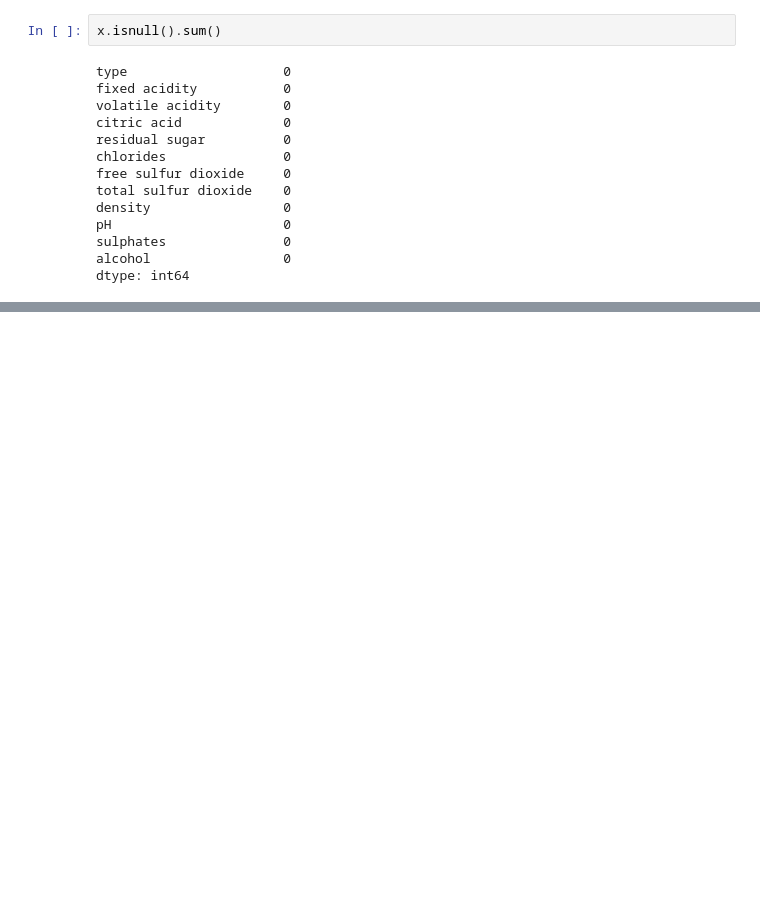
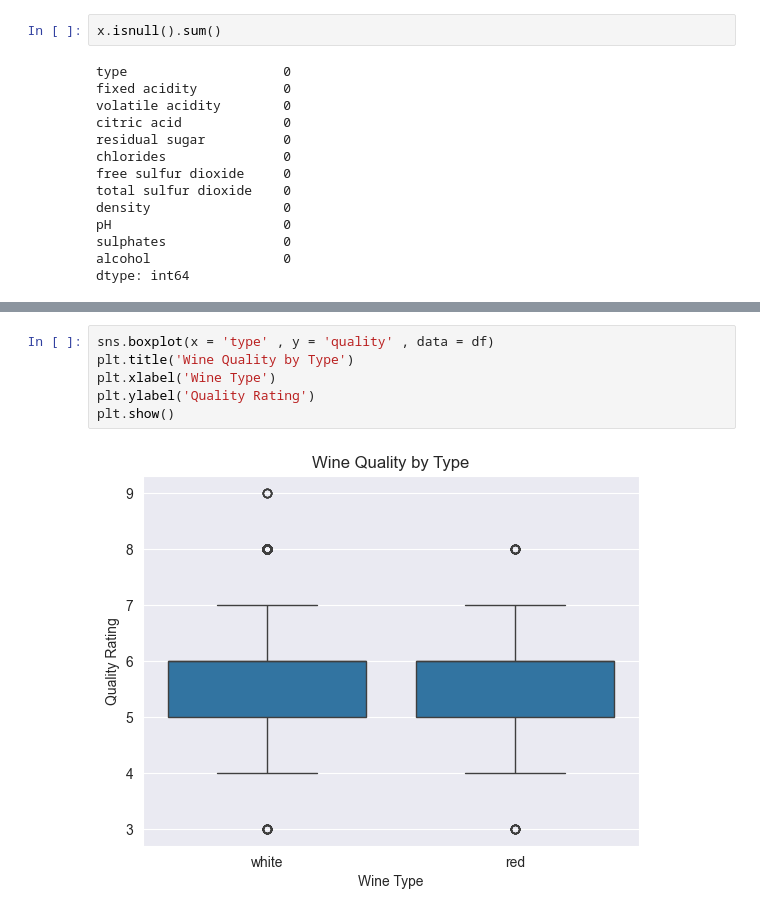
Before and after one commit to sahan200401/wine-quality-ml, a Jupyter notebook: Notebook/Wine Quality Prediction.ipynb, the cells around one changed output, grey strips where cells are left out. Drawn from its saved outputs; the diff is of its cells as text; blank space fills up the shorter version.

```diff
--- a/Notebook/Wine Quality Prediction.ipynb
+++ b/Notebook/Wine Quality Prediction.ipynb
@@ -89,0 +98,8 @@ dtype: int64
+# %%
+sns.boxplot(x = 'type' , y = 'quality' , data = df)
+plt.title('Wine Quality by Type')
+plt.xlabel('Wine Type')
+plt.ylabel('Quality Rating')
+plt.show()
+# %% [output]
+[figure, added]
```
Also changed, not shown: parts of 3 cells of this notebook.
